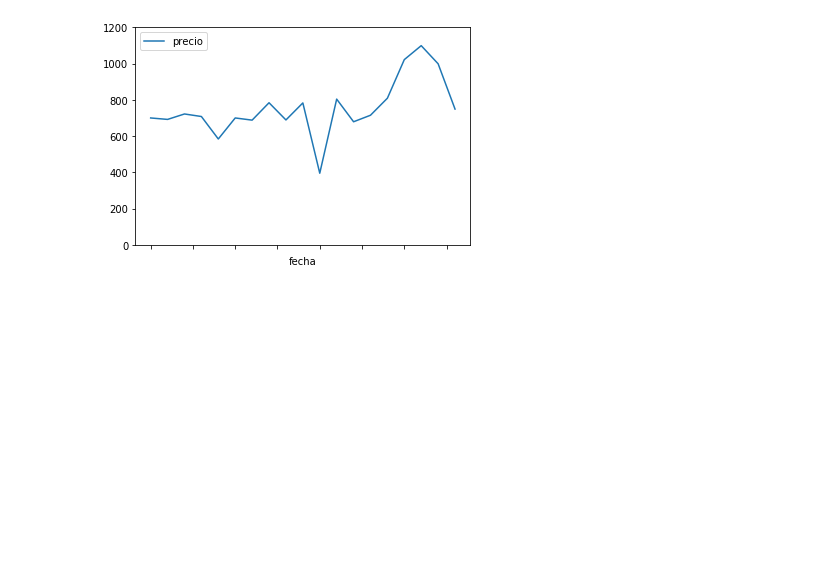
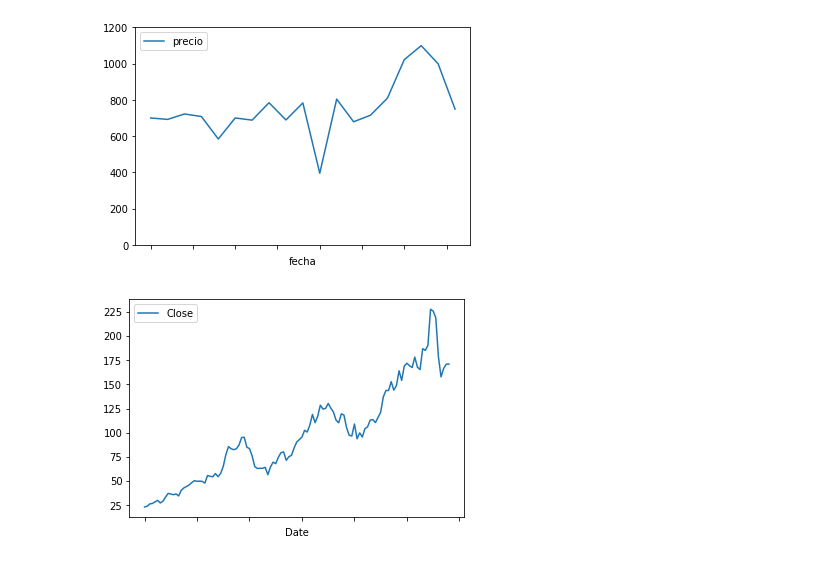
Before and after one commit to alexolmedo/2018-B-GR1-Python, a Jupyter notebook: proyecto2/jupyter/Informe.ipynb, the cells around one changed output. Saved outputs shown, nothing was run; the diff lists cells and outputs as text; code cells hidden in the pictures; blank space fills up the shorter version.

Commit message:
acciones

```diff
--- a/proyecto2/jupyter/Informe.ipynb
+++ b/proyecto2/jupyter/Informe.ipynb
@@ -87,3 +87,8 @@ plot.set_ylim(0, 1200)
 # %% [output]
 (0, 1200)
 [figure]
+# %%
+df_acciones = pandas.read_csv('AAPL.csv')
+plot_acciones = df_acciones.plot(x='Date',y='Close')
+# %% [output]
+[figure, added]
```
Also changed, not shown: 1 other file.
